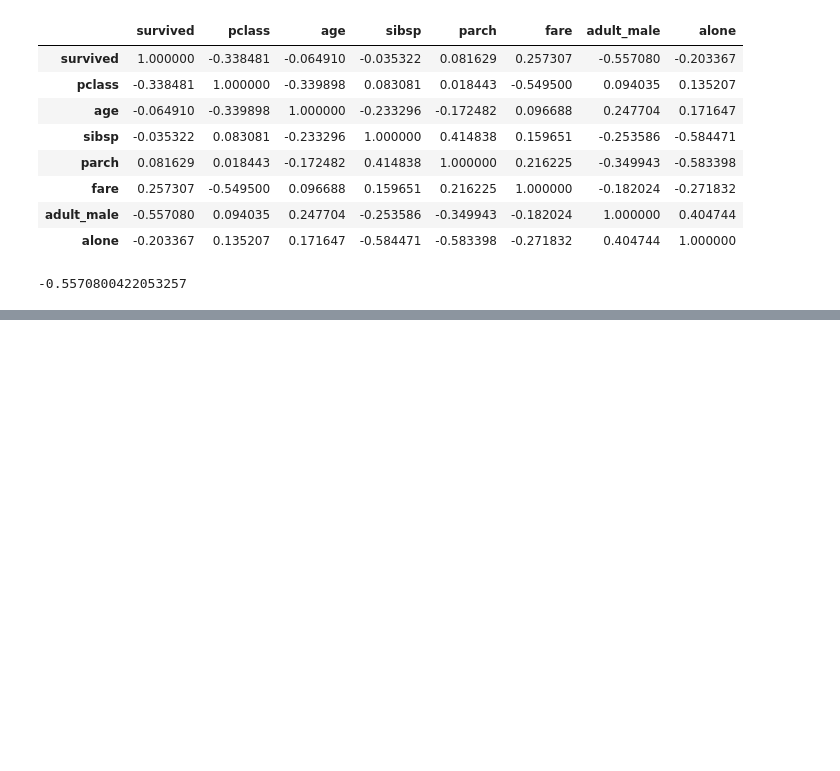
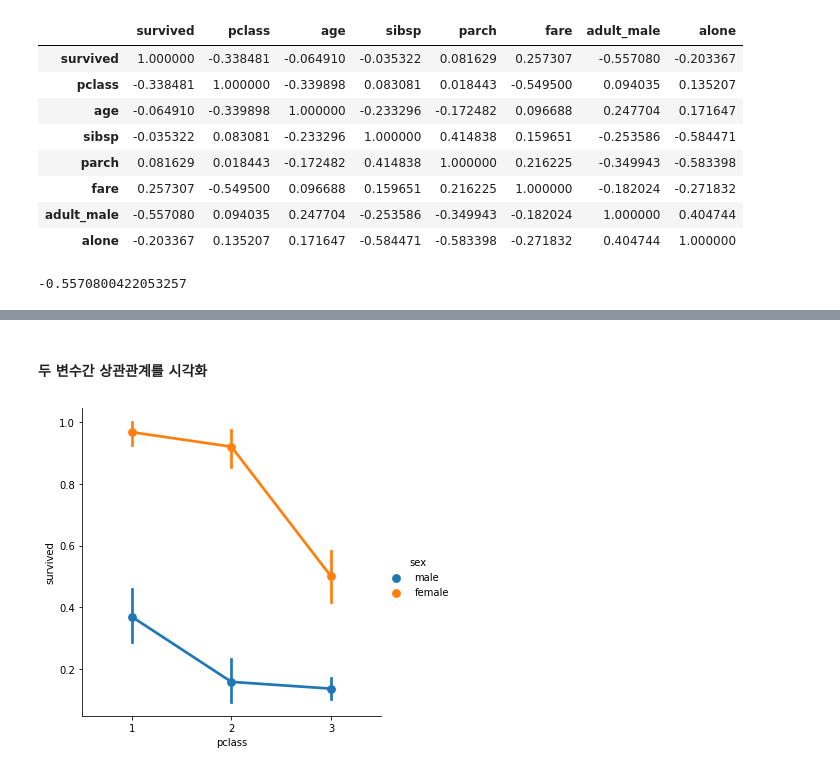
Before and after one commit to Jeonseulah/StudyBigData, a Jupyter notebook: day04/titanic_survival_anaylisis.ipynb, the cells around one changed output, grey strips where cells are left out. Saved outputs shown, nothing was run; the diff lists cells and outputs as text; code cells hidden in the pictures; blank space fills up the shorter version.

```diff
--- a/day04/titanic_survival_anaylisis.ipynb
+++ b/day04/titanic_survival_anaylisis.ipynb
@@ -254,0 +258,7 @@ plt.show()
+# %% [markdown]
+#### 두 변수간 상관관계를 시각화
+# %%
+sns.catplot(x='pclass', y='survived', hue='sex', data=titanic, kind='point')
+plt.show() # 2개의 카테고리(변수)의 상관관계 표현 , pclass에 따른 생존율의 상관관계는 유의미한 것으로 보임
+# %% [output]
+[figure, added]
```
Also changed, not shown: parts of 13 cells of this notebook, 17 other files.
